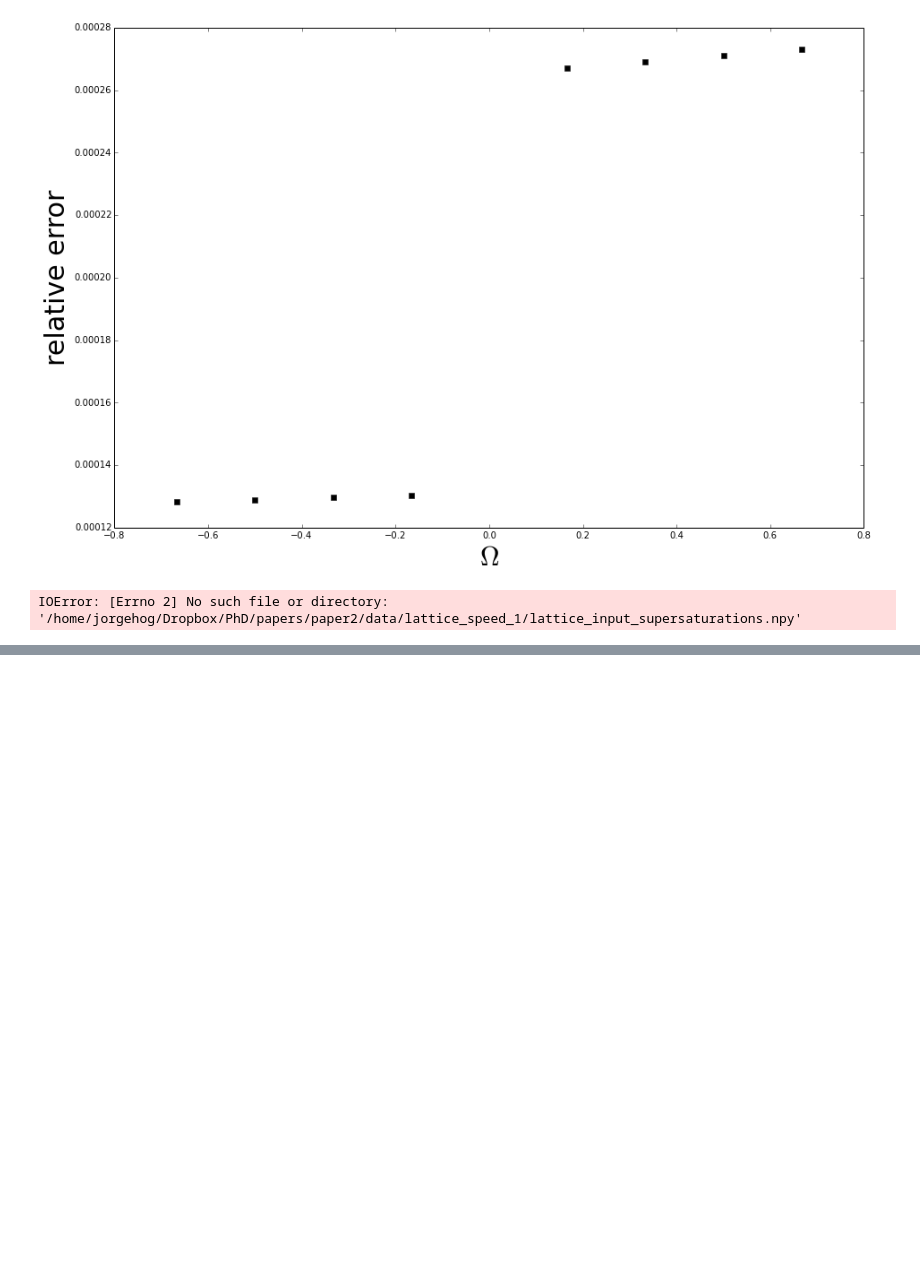
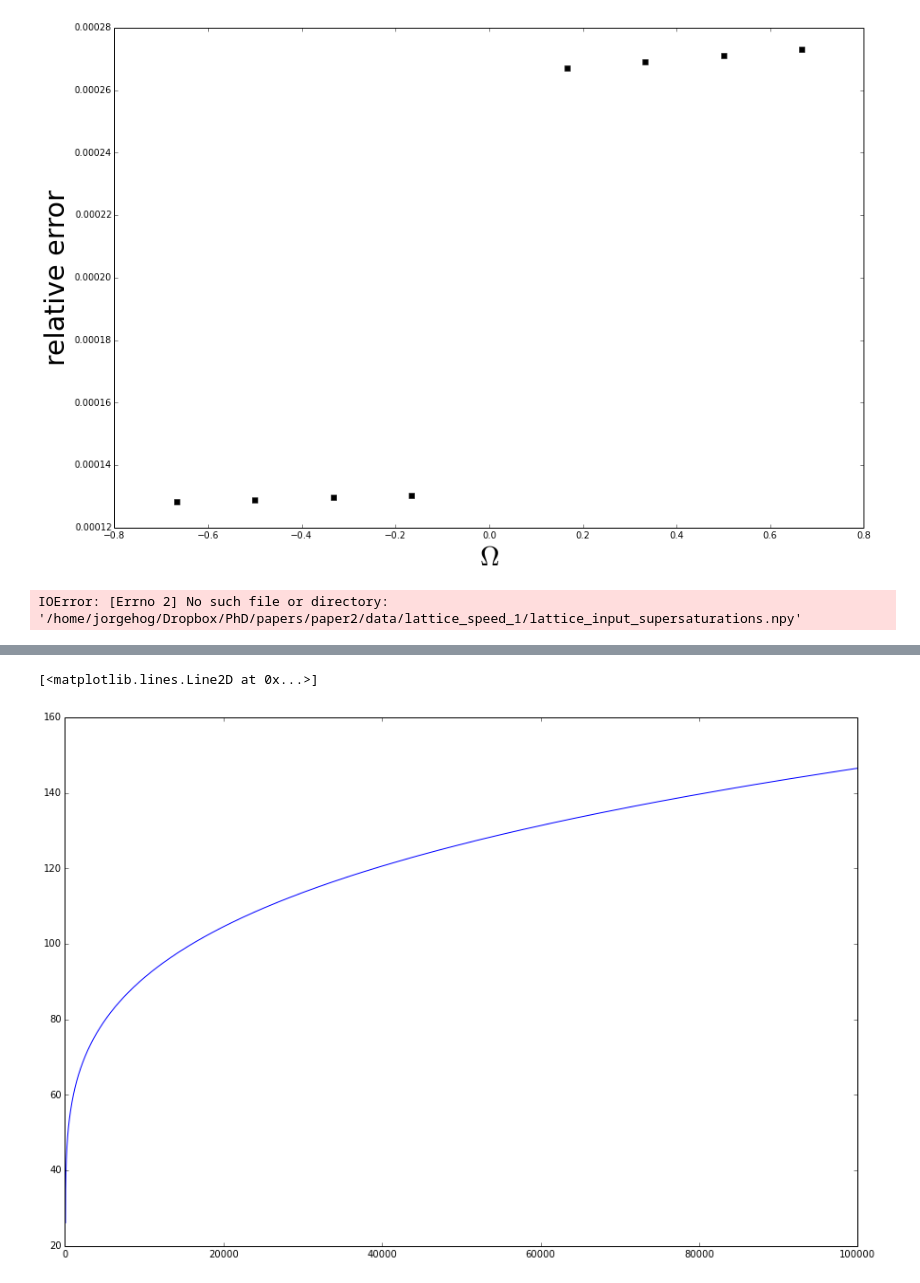
Before and after one commit to jorgehog/notebookCollection, a Jupyter notebook: GrowthEquations.ipynb, the cells around one changed output, grey strips where cells are left out. Saved outputs shown, nothing was run; the diff lists cells and outputs as text; code cells hidden in the pictures; blank space fills up the shorter version.

```diff
--- a/GrowthEquations.ipynb
+++ b/GrowthEquations.ipynb
@@ -311,0 +359,19 @@ IOError: [Errno 2] No such file or directory: '/home/jorgehog/Dropbox/PhD/papers
+# %%
+def K(k, h0, c0, o0):
+    return k*h0*(1 - c0*(1 + o0))/c0
+def h_func(t, K, pm):
+    return h0 + pm*(8*K*t - pm*h0**4)**(1./4)
+# %%
+T = 1.
+o0 = 2./3
+h0 = 20
+
+K_val = K(get_k(T, o0), h0, c0(T), o0)
+
+time2 = np.arange(100000)
+hf = h_func(time2, K_val, 1)
+plot(time2, hf)
+#plot(time, h0 + (1 + 2*time)**0.25)
+# %% [output]
+[<matplotlib.lines.Line2D at 0x...>]
+[figure, added]
```
Also changed, not shown: parts of 3 cells of this notebook, 1 other file.
